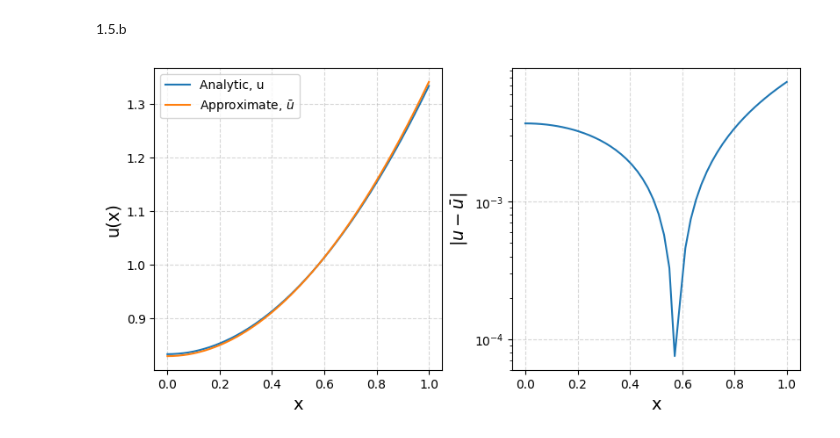
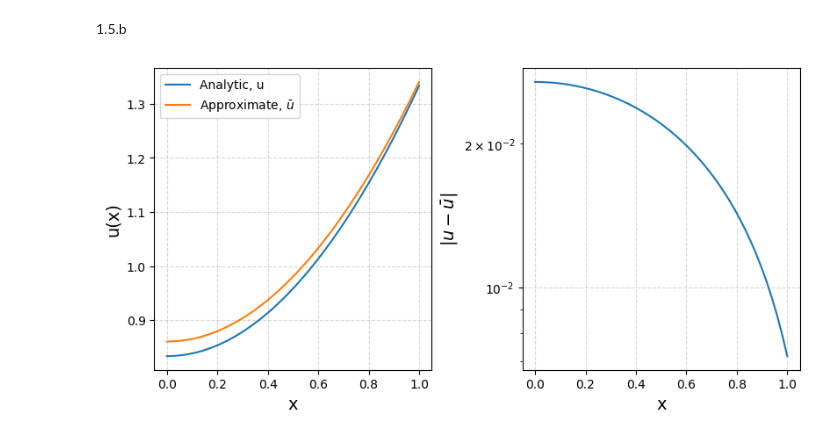
Before and after one commit to jabelieu/nmfde_class, a Jupyter notebook: hw2_jab.ipynb, the cells around one changed output. Cells and saved outputs as stored; diff of their text form; code cells hidden in the pictures.

```diff
--- a/hw2_jab.ipynb
+++ b/hw2_jab.ipynb
@@ -109,47 +245,52 @@ h not specified, assuming h = 1.0
 # %%
 x_low = 0.
 x_high = 1.
-n = 50
-h = x_high / ( n-1 )
+n = int(5e1)
+h = x_high / ( n )
 
 offsets = [ -1 , 0 , 1 ]
 derivative_matrix = derivative_1d_stencil(n,h=h)
 stencil_nobc = derivative_matrix.copy()
 left_neumann = np.array([ float(num) for num  in np.array(fd_weights ( [0,1,2],1 )).flatten()])
-right_neumann = np.array([float(num) for num  in np.array(fd_weights ( [-2,-1,0],1 )).flatten()])
+# right_neumann = np.array([float(num) for num  in np.array(fd_weights ( [-2,-1,0],1 )).flatten()])
 
 derivative_matrix[0,0:3] = left_neumann / h
-derivative_matrix[-1,-3:] = right_neumann / h
+# derivative_matrix[-1,-3:] = right_neumann / h
 
-f = np.ones ( n )
+f = np.ones ( n-1 )
 f[0]=0.
 
 norm_cond = np.ones ( n ) * h
-derivative_matrix = np.vstack([derivative_matrix, norm_cond])
+norm_cond[0]=h/2;norm_cond[-1]=h/2
+derivative_matrix[-1,:] = norm_cond
 f = np.append(f,1.0)
 
-u = np.linalg.lstsq ( derivative_matrix , f ,rcond=None)[0]
-u_norm = simpson ( u , dx = h )
-u /= u_norm
+# u = np.linalg.lstsq ( derivative_matrix , f ,rcond=None)[0]
+u = spsolve ( csr_matrix(derivative_matrix) , f )
+# u_norm = simpson ( u , dx = h )
+# print(u_norm)
+# u /= u_norm
+# print(simpson(u,dx=h))
 
 x = np.linspace ( x_low , x_high , n )
 true = 0.5*x**2+5/6
 
 fig,axs = plt.subplots(1,2,figsize=(8,4),constrained_layout=True)
 # plt.figure(figsize=(8,6))
 axs[0].plot( x , true ,label='Analytic, u')
 axs[0].plot( x , u , label = r'Approximate, $\bar{u}$')
 axs[0].set_xlabel('x', fontsize=14)
 axs[0].set_ylabel('u(x)', fontsize=14)
 axs[0].grid(ls='--',alpha=0.5)
 axs[1].plot( x , np.abs(u - true))
 axs[1].set_xlabel('x', fontsize=14)
 axs[1].set_ylabel(r'$|u-\bar{u}|$', fontsize=14)
 axs[1].set_yscale('log')
 axs[1].grid(ls='--',alpha=0.5)
 axs[0].legend();
+# plt.imshow(derivative_matrix);
 # %% [output]
-[figure, old version]
+[figure, new version]
 # %%
 x_low = 0.
 x_high = 1.
```
Also changed, not shown: parts of 6 cells of this notebook, 1 other file.
